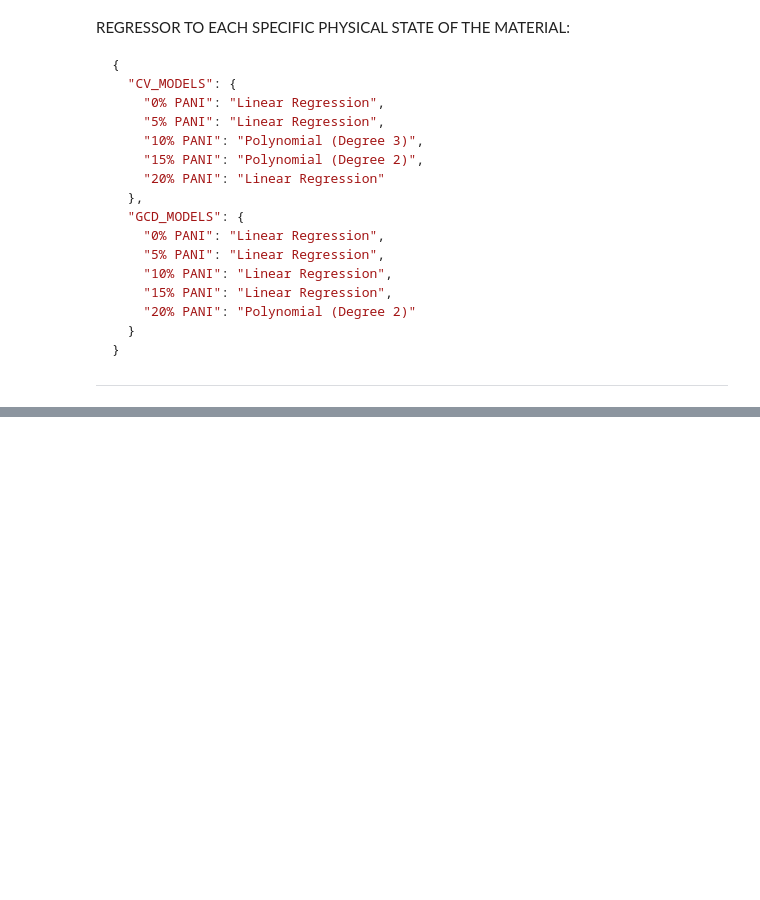
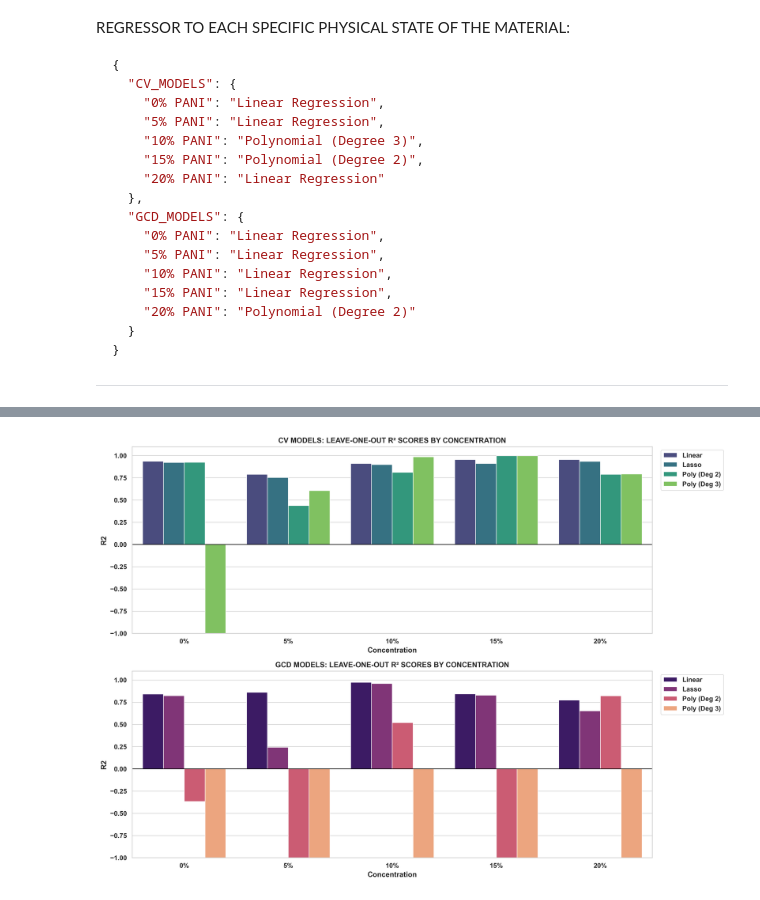
Before and after one commit to DaRkSouL36/CHARGESCOPE-AI, a Jupyter notebook: NOTEBOOKS/PANI/NOTEBOOK[1].ipynb, the cells around one changed output, grey strips where cells are left out. Drawn from its saved outputs; the diff is of its cells as text; code cells hidden in the pictures; blank space fills up the shorter version.

Commit message:
GROUPED BAR CHART COMPARISON OF MODEL PERFORMANCE

```diff
--- a/NOTEBOOKS/PANI/NOTEBOOK[1].ipynb
+++ b/NOTEBOOKS/PANI/NOTEBOOK[1].ipynb
@@ -816,0 +825,19 @@ YOUR PHASE 1 PIPELINE HAS SUCCESSFULLY ASSIGNED THE MATHEMATICALLY OPTIMAL REGRE
+# %%
+cv_metrics = [
+    {'Concentration': '0%', 'Model': 'Linear', 'R2': 0.9366}, {'Concentration': '0%', 'Model': 'Lasso', 'R2': 0.9236}, {'Concentration': '0%', 'Model': 'Poly (Deg 2)', 'R2': 0.9243}, {'Concentration': '0%', 'Model': 'Poly (Deg 3)', 'R2': -20.3479},
+    {'Concentration': '5%', 'Model': 'Linear', 'R2': 0.7902}, {'Concentration': '5%', 'Model': 'Lasso', 'R2': 0.7529}, {'Concentration': '5%', 'Model': 'Poly (Deg 2)', 'R2': 0.4379}, {'Concentration': '5%', 'Model': 'Poly (Deg 3)', 'R2': 0.6067},
+    {'Concentration': '10%', 'Model': 'Linear', 'R2': 0.9110}, {'Concentration': '10%', 'Model': 'Lasso', 'R2': 0.8984}, {'Concentration': '10%', 'Model': 'Poly (Deg 2)', 'R2': 0.8125}, {'Concentration': '10%', 'Model': 'Poly (Deg 3)', 'R2': 0.9858},
+    {'Concentration': '15%', 'Model': 'Linear', 'R2': 0.9557}, {'Concentration': '15%', 'Model': 'Lasso', 'R2': 0.9111}, {'Concentration': '15%', 'Model': 'Poly (Deg 2)', 'R2': 0.9991}, {'Concentration': '15%', 'Model': 'Poly (Deg 3)', 'R2': 0.9981},
+    {'Concentration': '20%', 'Model': 'Linear', 'R2': 0.9563}, {'Concentration': '20%', 'Model': 'Lasso', 'R2': 0.9346}, {'Concentration': '20%', 'Model': 'Poly (Deg 2)', 'R2': 0.7901}, {'Concentration': '20%', 'Model': 'Poly (Deg 3)', 'R2': 0.7928}
+]
+
+gcd_metrics = [
+    {'Concentration': '0%', 'Model': 'Linear', 'R2': 0.8426}, {'Concentration': '0%', 'Model': 'Lasso', 'R2': 0.8241}, {'Concentration': '0%', 'Model': 'Poly (Deg 2)', 'R2': -0.3675}, {'Concentration': '0%', 'Model': 'Poly (Deg 3)', 'R2': -4.7390},
+    {'Concentration': '5%', 'Model': 'Linear', 'R2': 0.8607}, {'Concentration': '5%', 'Model': 'Lasso', 'R2': 0.2431}, {'Concentration': '5%', 'Model': 'Poly (Deg 2)', 'R2': -2.6918}, {'Concentration': '5%', 'Model': 'Poly (Deg 3)', 'R2': -189.7677},
+    {'Concentration': '10%', 'Model': 'Linear', 'R2': 0.9744}, {'Concentration': '10%', 'Model': 'Lasso', 'R2': 0.9617}, {'Concentration': '10%', 'Model': 'Poly (Deg 2)', 'R2': 0.5204}, {'Concentration': '10%', 'Model': 'Poly (Deg 3)', 'R2': -70.5328},
+    {'Concentration': '15%', 'Model': 'Linear', 'R2': 0.8441}, {'Concentration': '15%', 'Model': 'Lasso', 'R2': 0.8288}, {'Concentration': '15%', 'Model': 'Poly (Deg 2)', 'R2': -2.2641}, {'Concentration': '15%', 'Model': 'Poly (Deg 3)', 'R2': -10.5692},
+    {'Concentration': '20%', 'Model': 'Linear', 'R2': 0.7745}, {'Concentration': '20%', 'Model': 'Lasso', 'R2': 0.6517}, {'Concentration': '20%', 'Model': 'Poly (Deg 2)', 'R2': 0.8225}, {'Concentration': '20%', 'Model': 'Poly (Deg 3)', 'R2': -149.6940}
+]
+
+df_cv_metrics = pd.DataFrame(cv_metrics)
+df_gcd_metrics = pd.DataFrame(gcd_metrics)
@@ -816,0 +850,23 @@ YOUR PHASE 1 PIPELINE HAS SUCCESSFULLY ASSIGNED THE MATHEMATICALLY OPTIMAL REGRE
+# %%
+def plot_model_comparison_bars(cv_df, gcd_df):
+
+    fig, axes = plt.subplots(2, 1, figsize=(14, 10), dpi=300)
+
+    sns.barplot(data=cv_df, x='Concentration', y='R2', hue='Model', palette='viridis', ax=axes[0])
+    axes[0].set_title('CV MODELS: LEAVE-ONE-OUT R² SCORES BY CONCENTRATION', fontweight='bold')
+    axes[0].set_ylim(-1.0, 1.1)
+    axes[0].axhline(0, color='black', linewidth=1)
+    axes[0].legend(bbox_to_anchor=(1.01, 1), loc='upper left')
+
+    sns.barplot(data=gcd_df, x='Concentration', y='R2', hue='Model', palette='magma', ax=axes[1])
+    axes[1].set_title('GCD MODELS: LEAVE-ONE-OUT R² SCORES BY CONCENTRATION', fontweight='bold')
+    axes[1].set_ylim(-1.0, 1.1)
+    axes[1].axhline(0, color='black', linewidth=1)
+    axes[1].legend(bbox_to_anchor=(1.01, 1), loc='upper left')
+
+    plt.tight_layout()
+    plt.show()
+
+plot_model_comparison_bars(df_cv_metrics, df_gcd_metrics)
+# %% [output]
+[figure, added]
```
Also changed, not shown: parts of 3 cells of this notebook.
